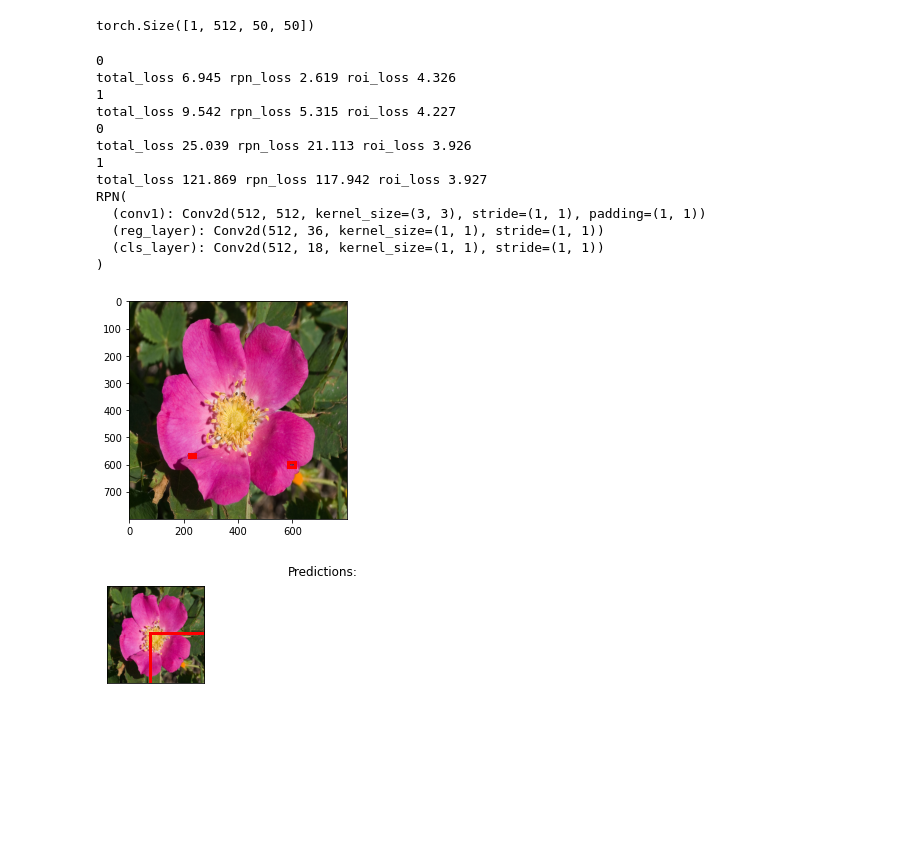
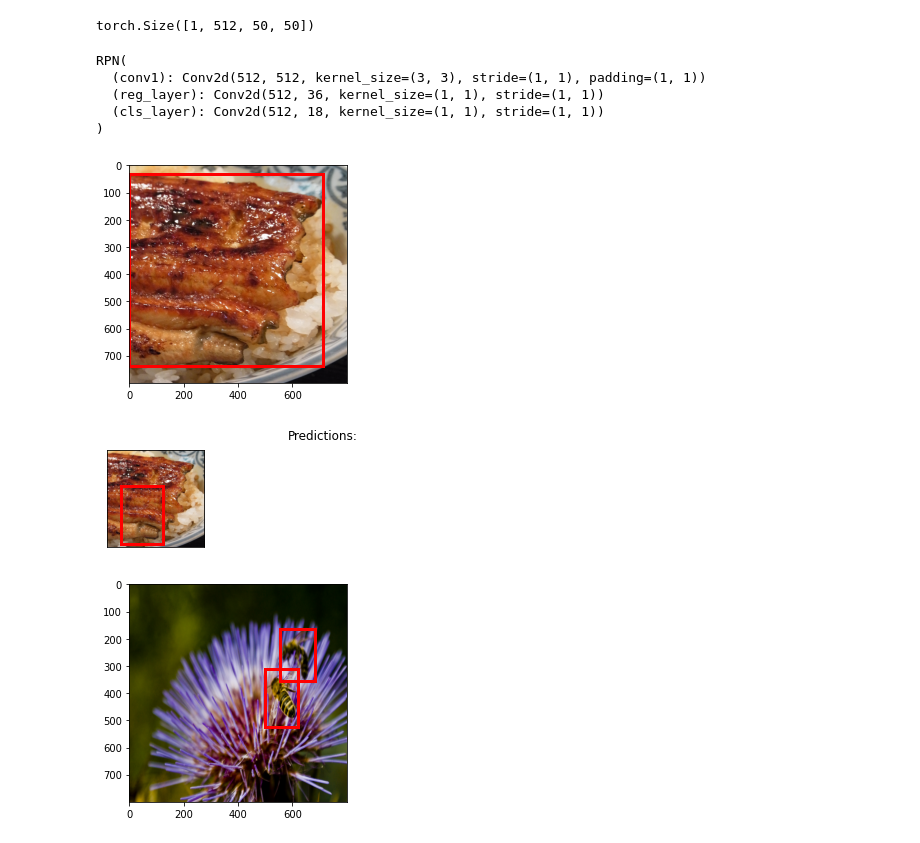
Before and after one commit to ugnet/Faster-RCNN, a Jupyter notebook: FINAL_Faster_RCNN_pytorch.ipynb, the cells around one changed output. Drawn from its saved outputs; the diff is of its cells as text; code cells hidden in the pictures; blank space fills up the shorter version.

```diff
--- a/FINAL_Faster_RCNN_pytorch.ipynb
+++ b/FINAL_Faster_RCNN_pytorch.ipynb
@@ -1063,34 +1059,33 @@ print(feature_map.size())
 [figure]
 torch.Size([1, 512, 50, 50])
 # %%
-
 dataset = prepareData(TEST_PURPOSE)
 data_loader = torch.utils.data.DataLoader(dataset, batch_size=1, shuffle=True, num_workers=1)
 RPNmodel = RPN()
 DetectionModel = DetectionNetwork()
 
 all_params = list(list(RPNmodel.parameters()) + list(DetectionModel.parameters()))
 optimizer = torch.optim.Adam(all_params, lr=0.0015)
 
-trained_RPN_model, trained_detectionModel = train_model(faster_rcnn_fe_extractor, optimizer, 6, RPNmodel, data_loader, DetectionModel)
+trained_RPN_model, trained_detectionModel = train_model(faster_rcnn_fe_extractor, optimizer, 2, RPNmodel, data_loader, DetectionModel)
 print(trained_RPN_model)
 validate(trained_RPN_model, data_loader, faster_rcnn_fe_extractor, trained_detectionModel)
 # %% [output]
-0
-total_loss 6.945 rpn_loss 2.619 roi_loss 4.326
-1
-total_loss 9.542 rpn_loss 5.315 roi_loss 4.227
-0
-total_loss 25.039 rpn_loss 21.113 roi_loss 3.926
-1
-total_loss 121.869 rpn_loss 117.942 roi_loss 3.927
 RPN(
   (conv1): Conv2d(512, 512, kernel_size=(3, 3), stride=(1, 1), padding=(1, 1))
   (reg_layer): Conv2d(512, 36, kernel_size=(1, 1), stride=(1, 1))
   (cls_layer): Conv2d(512, 18, kernel_size=(1, 1), stride=(1, 1))
 )
-[figure, old version]
+[figure, new version]
-[figure, old version]
+[figure, new version]
+# %%
+item = dataset.__getitem__(5)
+image = item["image"]
+image = image.squeeze(0)
+boxes = item["boxes"]
+show_corner_bbs(image, boxes)
+# %% [output]
+[figure, added]
 # %%
 items = [next(iter(data_loader))]
 item = items[0]
```
Also changed, not shown: parts of 7 cells of this notebook.
